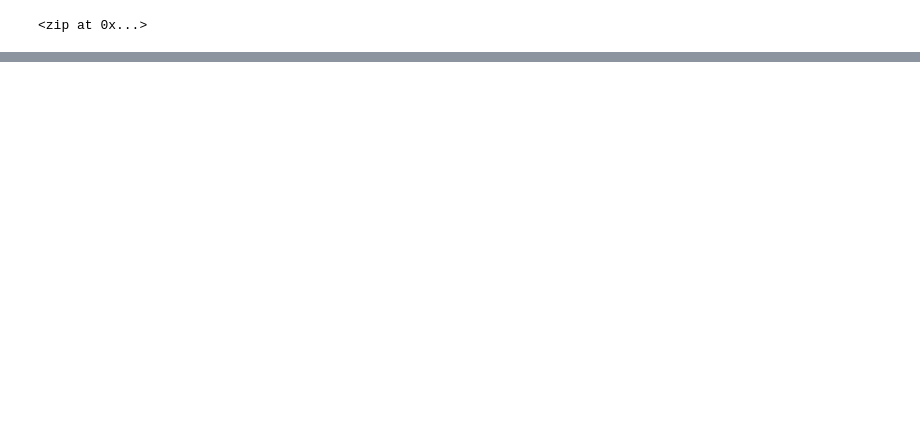
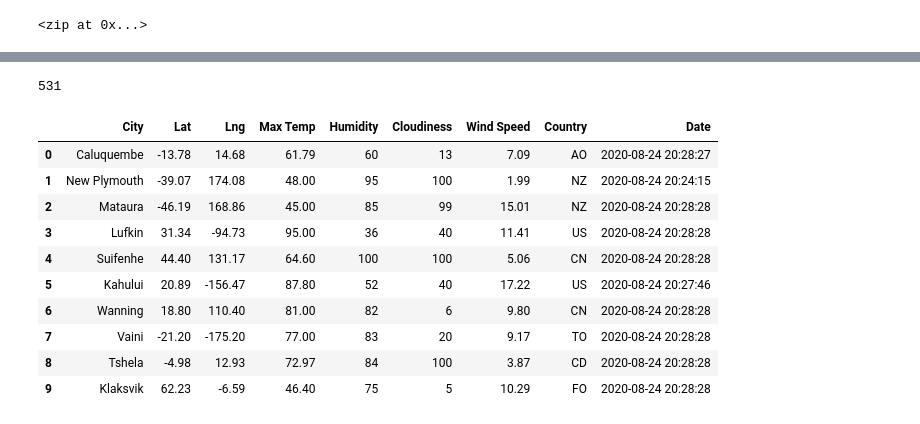
Before and after one commit to inkyson/World_Weather_Analysis, a Jupyter notebook: WeatherPy.ipynb, the cells around one changed output, grey strips where cells are left out. Saved outputs shown, nothing was run; the diff lists cells and outputs as text; code cells hidden in the pictures; blank space fills up the shorter version.

```diff
--- a/WeatherPy.ipynb
+++ b/WeatherPy.ipynb
@@ -55,0 +65,3 @@ cities
+# %%
+# Starting URL for Weather Map API Call.
+url = "http://api.openweathermap.org/data/2.5/weather?units=Imperial&APPID=" + weather_api_key
@@ -55,0 +149,20 @@ cities
+# %%
+len(city_data)
+# %% [output]
+531
+# %%
+# Convert the array of dictionaries to a Pandas DataFrame.
+city_data_df = pd.DataFrame(city_data)
+city_data_df.head(10)
+# %% [output]
+|  | City | Lat | Lng | Max Temp | Humidity | Cloudiness | Wind Speed | Country | Date |
+| 0 | Caluquembe | -13.78 | 14.68 | 61.79 | 60 | 13 | 7.09 | AO | 2020-08-24 20:28:27 |
+| 1 | New Plymouth | -39.07 | 174.08 | 48.00 | 95 | 100 | 1.99 | NZ | 2020-08-24 20:24:15 |
+| 2 | Mataura | -46.19 | 168.86 | 45.00 | 85 | 99 | 15.01 | NZ | 2020-08-24 20:28:28 |
+| 3 | Lufkin | 31.34 | -94.73 | 95.00 | 36 | 40 | 11.41 | US | 2020-08-24 20:28:28 |
+| 4 | Suifenhe | 44.40 | 131.17 | 64.60 | 100 | 100 | 5.06 | CN | 2020-08-24 20:28:28 |
+| 5 | Kahului | 20.89 | -156.47 | 87.80 | 52 | 40 | 17.22 | US | 2020-08-24 20:27:46 |
+| 6 | Wanning | 18.80 | 110.40 | 81.00 | 82 | 6 | 9.80 | CN | 2020-08-24 20:28:28 |
+| 7 | Vaini | -21.20 | -175.20 | 77.00 | 83 | 20 | 9.17 | TO | 2020-08-24 20:28:28 |
+| 8 | Tshela | -4.98 | 12.93 | 72.97 | 84 | 100 | 3.87 | CD | 2020-08-24 20:28:28 |
+| 9 | Klaksvik | 62.23 | -6.59 | 46.40 | 75 | 5 | 10.29 | FO | 2020-08-24 20:28:28 |
```
Also changed, not shown: parts of 8 cells of this notebook, 4 other files.
